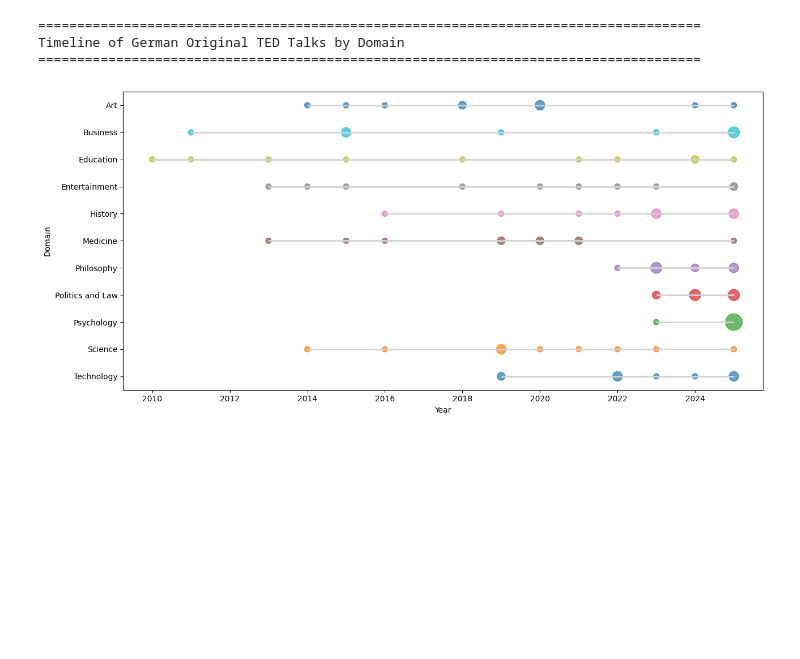
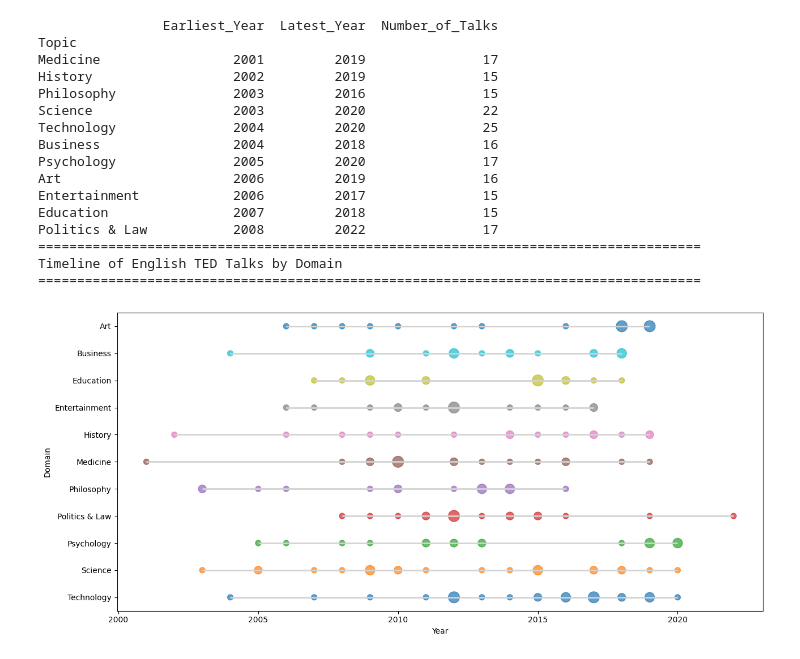
Before and after one commit to happy522/AttituTED-Corpus, a Jupyter notebook: chronological_years_of_German_and_English_Tedtalks.ipynb, the cells around one changed output. Cells and saved outputs as stored; diff of their text form; code cells hidden in the pictures; blank space fills up the shorter version.

```diff
--- a/chronological_years_of_German_and_English_Tedtalks.ipynb
+++ b/chronological_years_of_German_and_English_Tedtalks.ipynb
@@ -51,15 +103,55 @@ Psychology                 2023         2025               10
 # %%
+import pandas as pd
+import matplotlib.pyplot as plt
+
+talks_df = pd.read_excel("TED_Data-All Talks.xlsx")
+talks_df["Topic"] = talks_df["Topic"].replace({
+    "Natural Science": "Science"
+})
+# Keep only rows with valid year and domain
+timeline_df = (
+    talks_df[["Year", "Topic"]]
+    .dropna()
+    .copy()
+)
+
+timeline_df["Year"] = timeline_df["Year"].astype(int)
+
+# ------------------------------------------------------------
+# Summary table
+# ------------------------------------------------------------
+
+summary = (
+    timeline_df
+    .groupby("Topic")
+    .agg(
+        Earliest_Year=("Year", "min"),
+        Latest_Year=("Year", "max"),
+        Number_of_Talks=("Year", "count")
+    )
+    .sort_values("Earliest_Year")
+)
+
+print(summary)
+
+print("=====================================================================================")
+print("Timeline of English TED Talks by Domain")
+print("=====================================================================================")
+# ------------------------------------------------------------
+# Timeline (strip plot)
+# ------------------------------------------------------------
+
+domains = summary.index.tolist()
+
+
 import numpy as np
 fig, ax = plt.subplots(figsize=(13,6))
 
-print("=====================================================================================")
-print("Timeline of German Original TED Talks by Domain")
-print("=====================================================================================")
-domains = sorted(timeline_df["Domain"].unique(), reverse=True)
+domains = sorted(timeline_df["Topic"].unique(), reverse=True)
 
 for i, domain in enumerate(domains):
 
-    domain_data = timeline_df[timeline_df["Domain"] == domain]
+    domain_data = timeline_df[timeline_df["Topic"] == domain]
 
     # Count talks per year
     year_counts = (
@@ -71,33 +163,46 @@ for i, domain in enumerate(domains):
     # Horizontal timeline
     ax.hlines(
         i,
         year_counts["Year"].min(),
         year_counts["Year"].max(),
         color="lightgray",
         linewidth=2
     )
 
     # Bubble size proportional to number of talks
     ax.scatter(
         year_counts["Year"],
         [i] * len(year_counts),
         s=year_counts["Count"] * 50,   # Adjust 50 to control bubble size
         alpha=0.7
     )
 
 
 
 ax.set_yticks(range(len(domains)))
 ax.set_yticklabels(domains)
 
 ax.set_xlabel("Year")
 ax.set_ylabel("Domain")
-#ax.set_title("Timeline of German TED Talks by Domain")
+#ax.set_title("Timeline of English TED Talks by Domain")
 
 plt.tight_layout()
 plt.show()
 # %% [output]
+                Earliest_Year  Latest_Year  Number_of_Talks
+Topic
+Medicine                 2001         2019               17
+History                  2002         2019               15
+Philosophy               2003         2016               15
+Science                  2003         2020               22
+Technology               2004         2020               25
+Business                 2004         2018               16
+Psychology               2005         2020               17
+Art                      2006         2019               16
+Entertainment            2006         2017               15
+Education                2007         2018               15
+Politics & Law           2008         2022               17
 =====================================================================================
-Timeline of German Original TED Talks by Domain
+Timeline of English TED Talks by Domain
 =====================================================================================
-[figure, old version]
+[figure, new version]
```
Also changed, not shown: parts of 2 cells of this notebook.
